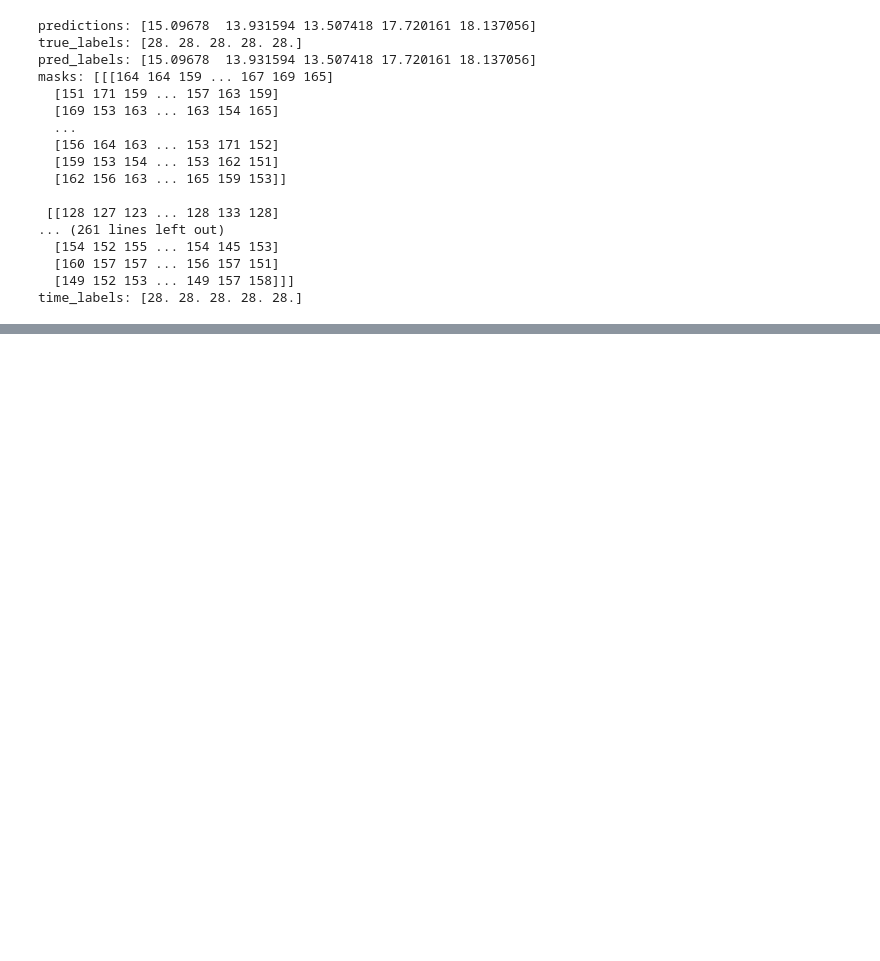
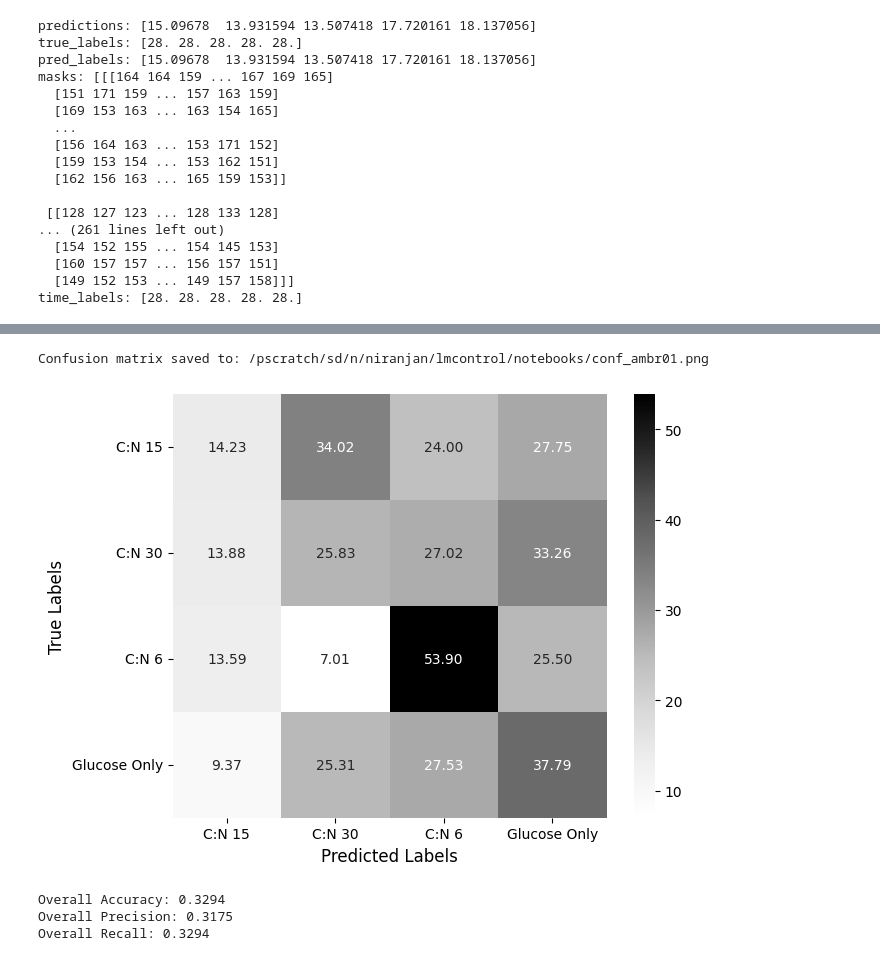
Before and after one commit to lbl-cbg/lmcontrol, a Jupyter notebook: notebooks/runs.ipynb, the cells around one changed output, grey strips where cells are left out. Cells and saved outputs as stored; diff of their text form; code cells hidden in the pictures; blank space fills up the shorter version.

```diff
--- a/notebooks/runs.ipynb
+++ b/notebooks/runs.ipynb
@@ -1163,0 +1258,69 @@ time_labels: [28. 28. 28. 28. 28.]
+# %%
+import numpy as np
+import matplotlib.pyplot as plt
+import seaborn as sns
+from sklearn.metrics import confusion_matrix, precision_score, recall_score, accuracy_score
+import os
+
+def plot_confusion_matrix(npz_file_path, custom_labels, save_name=None):
+    # Load the NPZ file
+    data = np.load(npz_file_path, allow_pickle=True)
+
+    # Extract true labels and predicted labels
+    true_labels = data['true_labels']  # Adjust the key as necessary
+    pred_labels = data['pred_labels']   # Adjust the key as necessary
+
+    # Compute the confusion matrix
+    cm = confusion_matrix(true_labels, pred_labels)
+
+    # Normalize the confusion matrix to percentages
+    cm_percentage = cm.astype('float') / cm.sum(axis=1)[:, np.newaxis] * 100
+
+    # Plot confusion matrix using seaborn heatmap with a greyscale color map
+    plt.figure(figsize=(7, 5.5))
+    sns.heatmap(cm_percentage, annot=True, fmt=".2f", cmap="Greys",
+                xticklabels=custom_labels, yticklabels=custom_labels)
+
+    # Add labels and title
+    plt.ylabel('True Labels', fontsize=12)
+    plt.xlabel('Predicted Labels', fontsize=12)
+
+    # Adjust label rotations: Predicted (x-axis) horizontal, True (y-axis) vertical
+    plt.xticks(rotation=0)  # Keep the predicted labels horizontal
+    plt.yticks(rotation=0)  # Keep the true labels vertical
+
+    # Save the plot to file in the current working directory if save_name is provided
+    if save_name:
+        save_path = os.path.join(os.getcwd(), save_name)
+        plt.savefig(save_path, dpi=300, bbox_inches='tight')
+        print(f"Confusion matrix saved to: {save_path}")
+
+    # Show the plot
+    plt.show()
+
+    # Calculate overall metrics
+    accuracy = accuracy_score(true_labels, pred_labels)
+    precision = precision_score(true_labels, pred_labels, average='weighted')
+    recall = recall_score(true_labels, pred_labels, average='weighted')
+
+    # Display overall metrics
+    print(f'Overall Accuracy: {accuracy:.4f}')
+    print(f'Overall Precision: {precision:.4f}')
+    print(f'Overall Recall: {recall:.4f}')
+
+# Path to the NPZ file
+npz_file_path = "/pscratch/sd/n/niranjan/output/prediction_test_feed_10_24_01_00.npz"
+
+# Custom labels to replace 0, 1, 2, etc.
+custom_labels = [ 'C:N 15', 'C:N 30', 'C:N 6','Glucose Only']  # Replace with your actual labels
+
+# Custom name for the saved confusion matrix image
+
+# Call the function to plot the confusion matrix, save it, and calculate overall metrics
+plot_confusion_matrix(npz_file_path, custom_labels, save_name)
+# %% [output]
+Confusion matrix saved to: /pscratch/sd/n/niranjan/lmcontrol/notebooks/conf_ambr01.png
+[figure, added]
+Overall Accuracy: 0.3294
+Overall Precision: 0.3175
+Overall Recall: 0.3294
```
Also changed, not shown: parts of 4 cells of this notebook, 2 other files.
